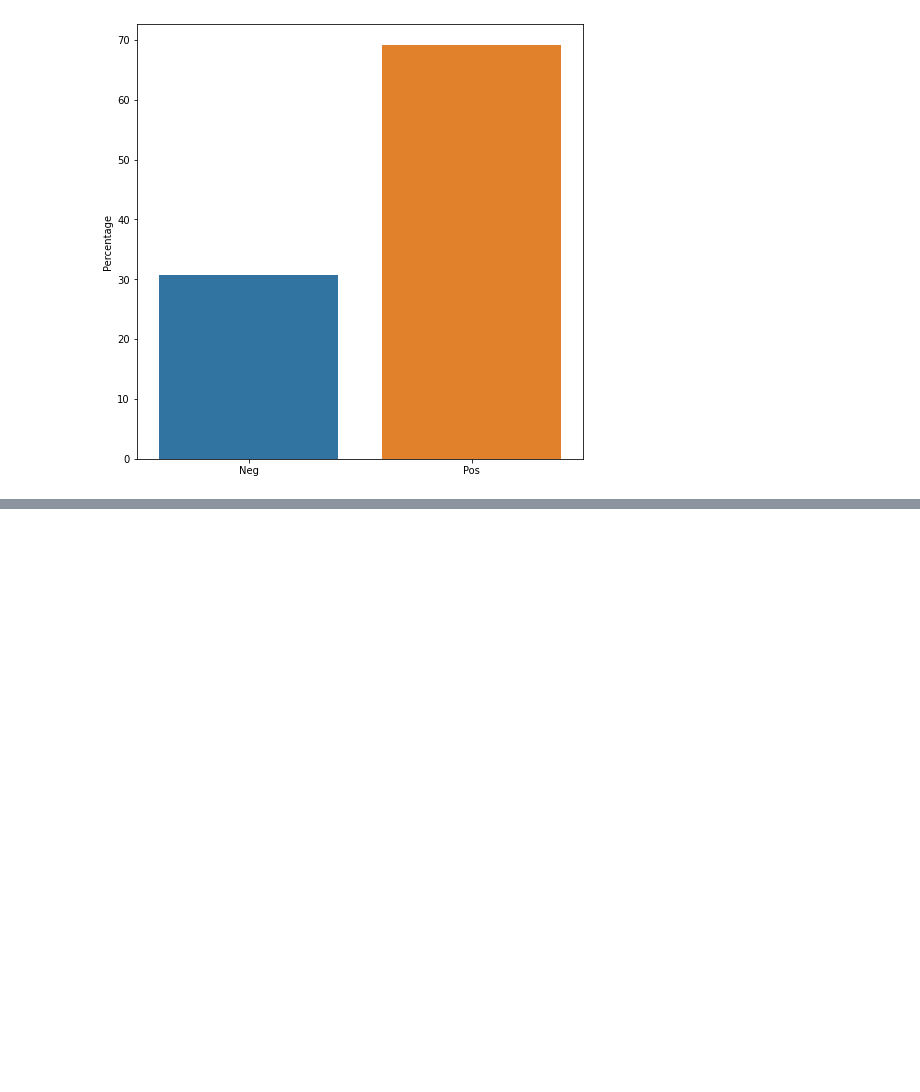
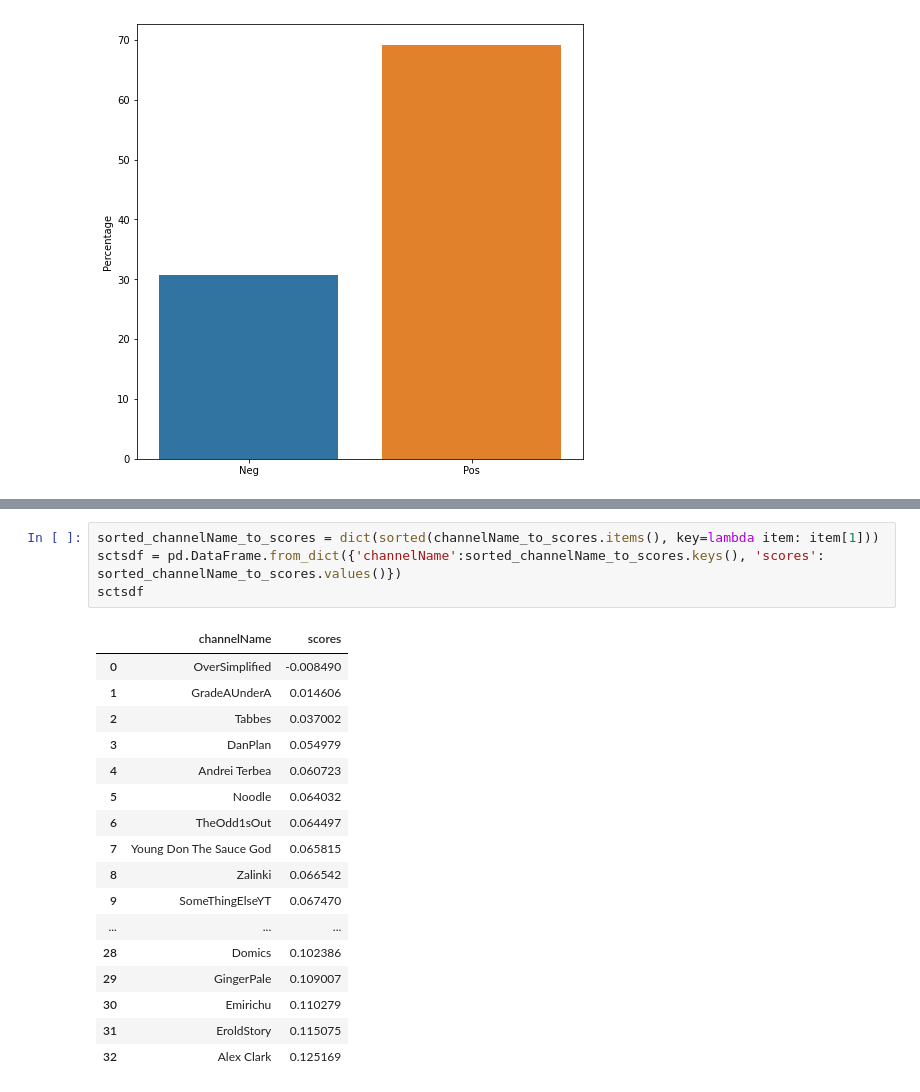
Before and after one commit to ojiwon-kenobi/youtuberChannels, a Jupyter notebook: semantic_analysis/semantic_analysis.ipynb, the cells around one changed output, grey strips where cells are left out. Saved outputs shown, nothing was run; the diff lists cells and outputs as text; blank space fills up the shorter version.

```diff
--- a/semantic_analysis/semantic_analysis.ipynb
+++ b/semantic_analysis/semantic_analysis.ipynb
@@ -427,0 +419,22 @@ SyntaxError: invalid syntax (<ipython-input-75-5c08eae44965>, line 1)
+# %%
+sorted_channelName_to_scores = dict(sorted(channelName_to_scores.items(), key=lambda item: item[1]))
+sctsdf = pd.DataFrame.from_dict({'channelName':sorted_channelName_to_scores.keys(), 'scores': sorted_channelName_to_scores.values()})
+sctsdf
+# %% [output]
+|  | channelName | scores |
+| 0 | OverSimplified | -0.008490 |
+| 1 | GradeAUnderA | 0.014606 |
+| 2 | Tabbes | 0.037002 |
+| 3 | DanPlan | 0.054979 |
+| 4 | Andrei Terbea | 0.060723 |
+| 5 | Noodle | 0.064032 |
+| 6 | TheOdd1sOut | 0.064497 |
+| 7 | Young Don The Sauce God | 0.065815 |
+| 8 | Zalinki | 0.066542 |
+| 9 | SomeThingElseYT | 0.067470 |
+| ... | ... | ... |
+| 28 | Domics | 0.102386 |
+| 29 | GingerPale | 0.109007 |
+| 30 | Emirichu | 0.110279 |
+| 31 | EroldStory | 0.115075 |
+| 32 | Alex Clark | 0.125169 |
```
Also changed, not shown: parts of 5 cells of this notebook.
